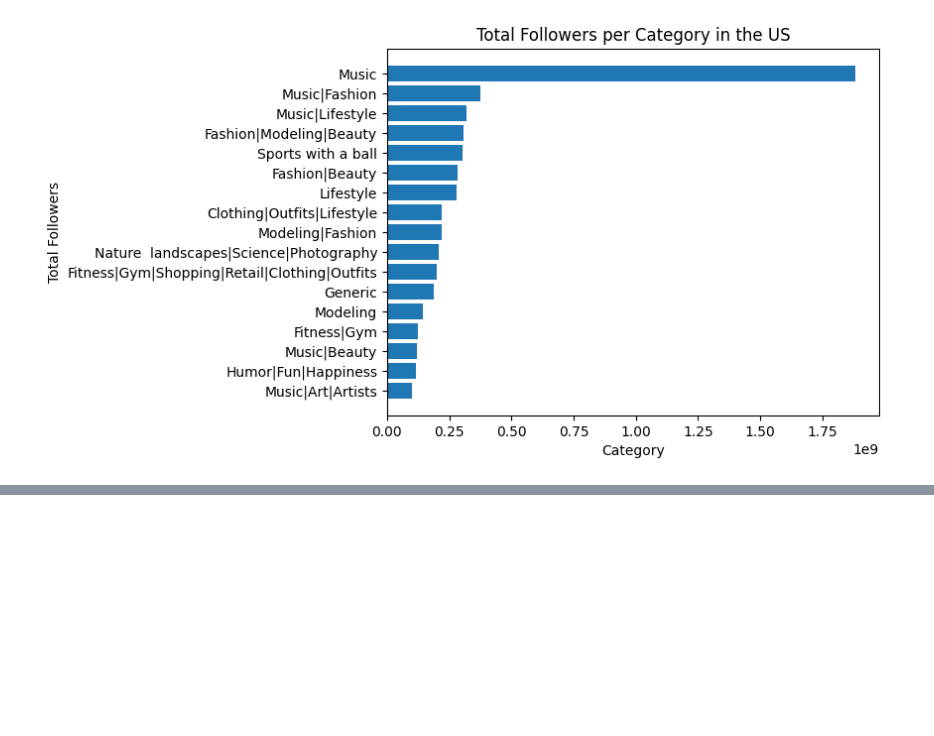
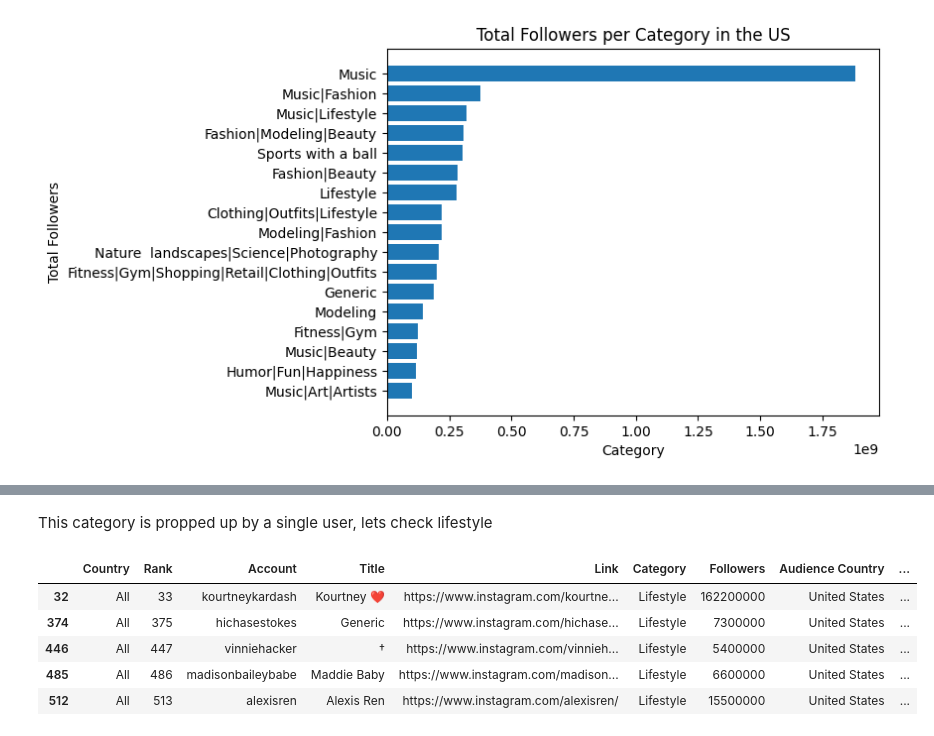
Before and after one commit to SirDurzo/Instagram_influencers_kaggleDS_marketing_research_1012024, a Jupyter notebook: Instagram_influencers.ipynb, the cells around one changed output, grey strips where cells are left out. Cells and saved outputs as stored; diff of their text form; code cells hidden in the pictures; blank space fills up the shorter version.

```diff
--- a/Instagram_influencers.ipynb
+++ b/Instagram_influencers.ipynb
@@ -221,0 +233,13 @@ plt.show()
+# %% [markdown]
+This category is propped up by a single user, lets check lifestyle
+# %%
+df_us_inf_life = followers_per_category_us_filtered_act[followers_per_category_us_filtered_act['Category'] == 'Lifestyle']
+
+df_us_inf_life.head()
+# %% [output]
+|  | Country | Rank | Account | Title | Link | Category | Followers | Audience Country | ... |
+| 32 | All | 33 | kourtneykardash | Kourtney ❤️ | https://www.instagram.com/kourtne... | Lifestyle | 162200000 | United States | ... |
+| 374 | All | 375 | hichasestokes | Generic | https://www.instagram.com/hichase... | Lifestyle | 7300000 | United States | ... |
+| 446 | All | 447 | vinniehacker | † | https://www.instagram.com/vinnieh... | Lifestyle | 5400000 | United States | ... |
+| 485 | All | 486 | madisonbaileybabe | Maddie Baby | https://www.instagram.com/madison... | Lifestyle | 6600000 | United States | ... |
+| 512 | All | 513 | alexisren | Alexis Ren | https://www.instagram.com/alexisren/ | Lifestyle | 15500000 | United States | ... |
```
Also changed, not shown: parts of 24 cells of this notebook.
